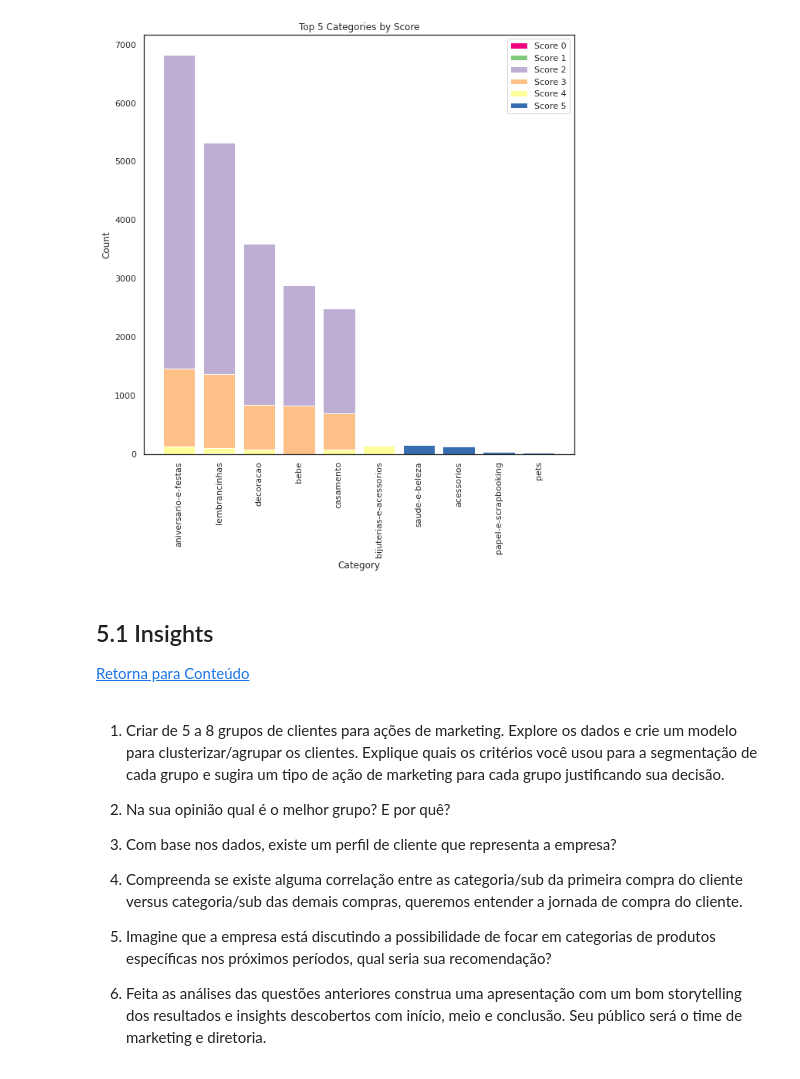
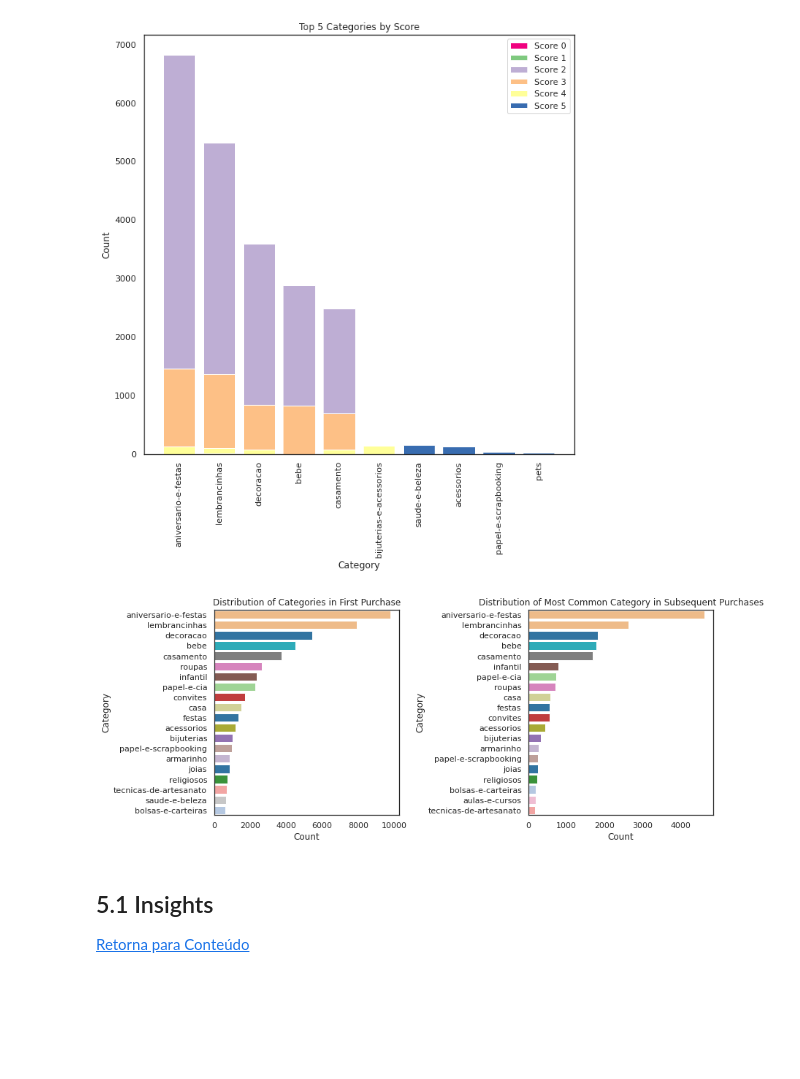
Before and after one commit to pathilink/elo7_mkt_case, a Jupyter notebook: notebook/elo7_mkt_case.ipynb, the cells around one changed output. Saved outputs shown, nothing was run; the diff lists cells and outputs as text; code cells hidden in the pictures; blank space fills up the shorter version.

```diff
--- a/notebook/elo7_mkt_case.ipynb
+++ b/notebook/elo7_mkt_case.ipynb
@@ -685,14 +685,56 @@ plt.xticks(rotation=90)
 plt.show()
 # %% [output]
 [figure]
+# %%
+# identificar a primeira compra de cada cliente
+first_purchase = df_analysis.groupby('buyer_id')['order_date'].min().reset_index(name='first_order_date')
+
+# merge dataframe original com primeira compra
+df_with_first_purchase = pd.merge(df_analysis, first_purchase, on='buyer_id')
+
+# coluna tag primeira compra
+df_with_first_purchase['is_first_purchase'] = (df_with_first_purchase['order_date'] == df_with_first_purchase['first_order_date'])
+
+# filtrar apenas as linhas referentes às demais compras (não primeira compra)
+subsequent_purchases = df_with_first_purchase[df_with_first_purchase['is_first_purchase'] == False]
+
+# calcular a correlação entre as categorias da primeira compra e as demais compras
+subsequent_purchases_mode = subsequent_purchases.groupby('buyer_id')[['category']].agg(lambda x: x.mode().iat[0]).reset_index()
+
+# Exibir a matriz de correlação
+# subsequent_purchases_mode
+# %%
+# figura com subplots
+fig, axes = plt.subplots(nrows=1, ncols=2, figsize=(12, 5))
+
+# Obter todas as categorias únicas presentes em ambos os gráficos
+all_categories = set(df_with_first_purchase['category']).union(set(subsequent_purchases_mode['category']))
+
+# Criar uma paleta personalizada mapeando cada categoria para uma cor específica
+category_palette = {category: sns.color_palette("tab20")[i % len(sns.color_palette("tab20"))] for i, category in enumerate(all_categories)}
+
+
+# distribuição das categorias na primeira compra
+order_first_purchase = df_with_first_purchase[df_with_first_purchase['is_first_purchase']]['category'].value_counts().index
+sns.countplot(y='category', data=df_with_first_purchase[df_with_first_purchase['is_first_purchase']], ax=axes[0], order=order_first_purchase[:20], palette=category_palette)
+axes[0].set_title('Distribution of Categories in First Purchase')
+axes[0].set_ylabel('Category')
+axes[0].set_xlabel('Count')
+
+# distribuição da categoria mais comum nas compras subsequentes
+order_most_common = subsequent_purchases_mode['category'].value_counts().index
+sns.countplot(y='category', data=subsequent_purchases_mode, ax=axes[1], order=order_most_common[:20], palette=category_palette)  # limitar a 20 linhas
+axes[1].set_title('Distribution of Most Common Category in Subsequent Purchases')
+axes[1].set_ylabel('Category')
+axes[1].set_xlabel('Count')
+
+# ajustar o layout
+plt.tight_layout()
+
+# exibir
+plt.show()
+# %% [output]
+[figure, added]
 # %% [markdown]
 ## 5.1 Insights
 [Retorna para Conteúdo](#Conteúdo)
-# %% [markdown]
-1. Criar de 5 a 8 grupos de clientes para ações de marketing. Explore os dados e crie um modelo para clusterizar/agrupar os clientes. Explique quais os critérios você usou para a segmentação de cada grupo e sugira um tipo de ação de marketing para cada grupo justificando sua decisão.
-
-2. Na sua opinião qual é o melhor grupo? E por quê?
-3. Com base nos dados, existe um perfil de cliente que representa a empresa?
-4. Compreenda se existe alguma correlação entre as categoria/sub da primeira compra do cliente versus categoria/sub das demais compras, queremos entender a jornada de compra do cliente.
-5. Imagine que a empresa está discutindo a possibilidade de focar em categorias de produtos específicas nos próximos períodos, qual seria sua recomendação?
-6. Feita as análises das questões anteriores construa uma apresentação com um bom storytelling dos resultados e insights descobertos com início, meio e conclusão. Seu público será o time de marketing e diretoria.
```
Also changed, not shown: parts of 2 cells of this notebook, 7 other files.
